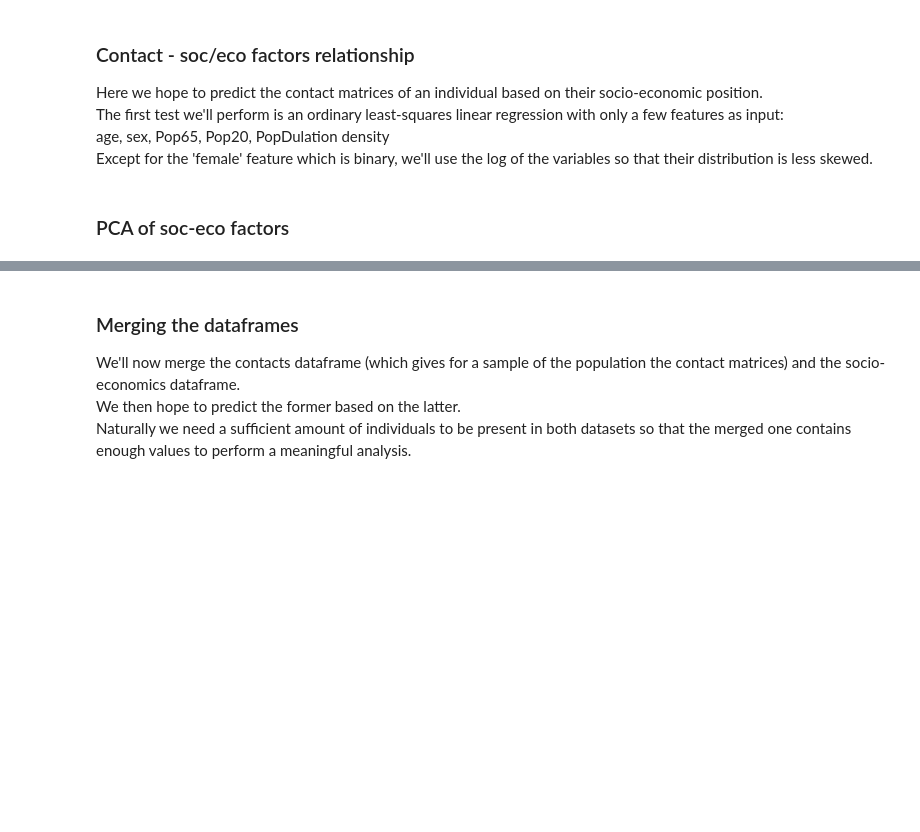
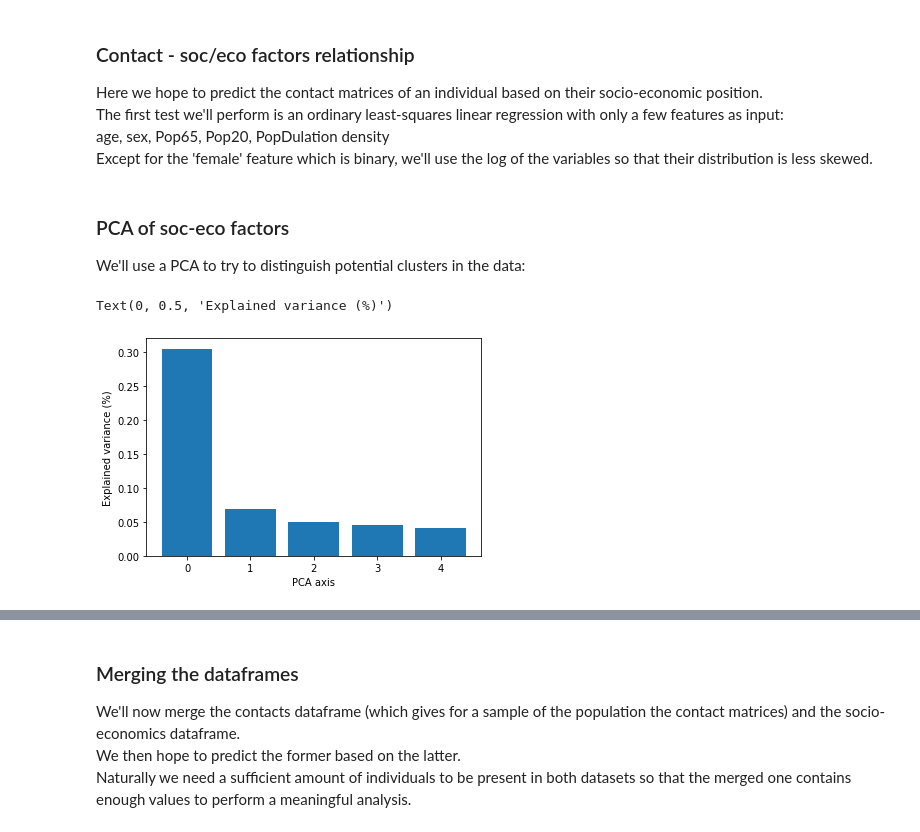
Before and after one commit to dauvillc/covid-19-switzerland, a Jupyter notebook: scripts/contact_matrices.ipynb, the cells around one changed output, grey strips where cells are left out. Cells and saved outputs as stored; diff of their text form; code cells hidden in the pictures; blank space fills up the shorter version.

```diff
--- a/scripts/contact_matrices.ipynb
+++ b/scripts/contact_matrices.ipynb
@@ -602,5 +457,6 @@ soc_eco_df = soc_eco_df.drop('infected', axis=1)
 # %% [markdown]
 ### PCA of soc-eco factors
+We'll use a PCA to try to distinguish potential clusters in the data:
 # %%
 from sklearn.decomposition import PCA
 from sklearn.mixture import GaussianMixture
@@ -616,4 +477,12 @@ pca_gmm = GaussianMixture(n_components=4, random_state=42).fit(pca_transform)
 pca_clusters = pca_gmm.predict(pca_transform)
+# %%
+# Prints the explained variance for each component
+plt.bar(x=np.arange(soc_eco_pca.components_.shape[0]), height=soc_eco_pca.explained_variance_ratio_)
+plt.xlabel('PCA axis')
+plt.ylabel('Explained variance (%)')
+# %% [output]
+Text(0, 0.5, 'Explained variance (%)')
+[figure, added]
 # %%
 plt.scatter(pca_transform[:, 0], pca_transform[:, 1], c=pca_clusters, s=0.1)
 # %% [output]
```
Also changed, not shown: parts of 51 cells of this notebook.
